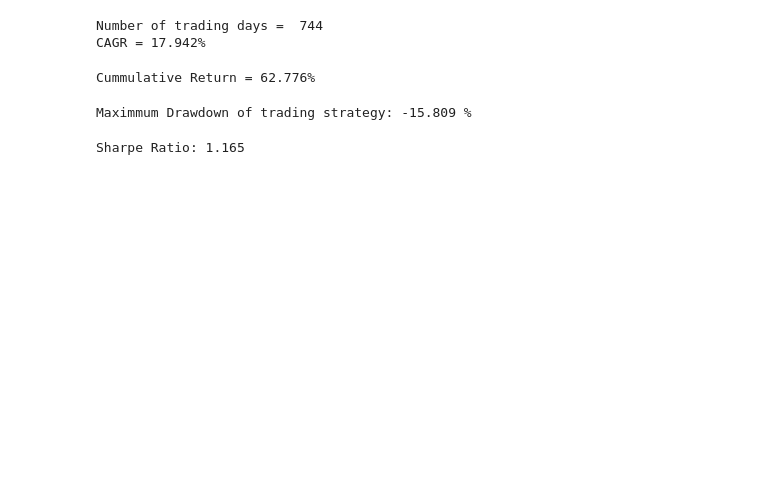
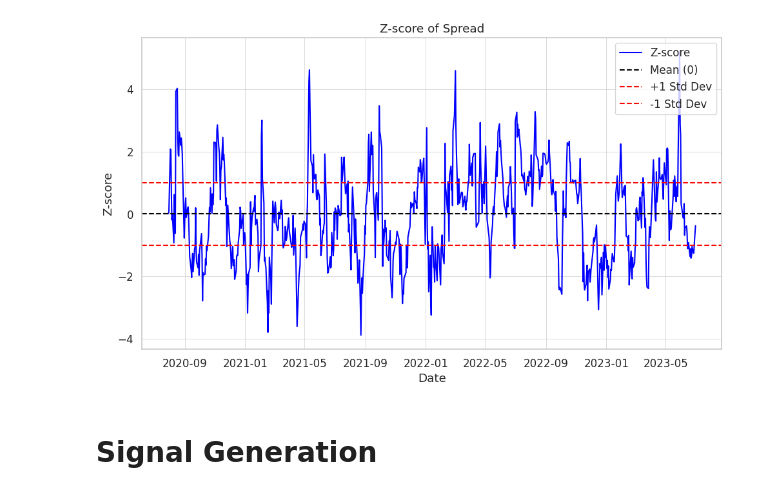
Before and after one commit to kanav-io/Pairs-Trading, a Jupyter notebook: Pairs_Trading.ipynb, the cells around one changed output. Cells and saved outputs as stored; diff of their text form; code cells hidden in the pictures; blank space fills up the shorter version.

```diff
--- a/Pairs_Trading.ipynb
+++ b/Pairs_Trading.ipynb
@@ -430,26 +234,0 @@ plt.show()
-# %%
-final_portfolio = portfolio['total'].iloc[-1]
-initial_portfolio = portfolio['total'].iloc[0]
-delta = len(portfolio.index)
-print('Number of trading days = ', delta)
-YEAR_DAYS = 252
-returns = (final_portfolio/initial_portfolio) ** (YEAR_DAYS/delta) - 1
-print('CAGR = {:.3f}%' .format(returns * 100))
-# %% [output]
-Number of trading days =  744
-CAGR = 17.942%
-# %%
-cummulative_return = (final_portfolio/initial_portfolio)-1
-print('Cummulative Return = {:.3f}%' .format(cummulative_return * 100))
-# %% [output]
-Cummulative Return = 62.776%
-# %%
-drawdown = qs.stats.max_drawdown(portfolio['total'])
-print("Maximmum Drawdown of trading strategy:", np.round(drawdown*100, 3), "%")
-# %% [output]
-Maximmum Drawdown of trading strategy: -15.809 %
-# %%
-sharpe_ratio = qs.stats.sharpe(portfolio['total'])
-print("Sharpe Ratio:", np.round(sharpe_ratio, 3))
-# %% [output]
-Sharpe Ratio: 1.165
@@ -457,0 +235,22 @@ print('Frequency of trades:', np.round(abs(signals['position1']).sum()/len(portf
+# %%
+def plot_zscore(zscore):
+
+    sns.set_style('whitegrid')
+    plt.figure(figsize=(10, 6))
+
+    sns.lineplot(x=zscore.index, y=zscore, label='Z-score', color='blue')
+
+    plt.axhline(0, color='black', linestyle='--', label='Mean (0)')
+    plt.axhline(1, color='red', linestyle='--', label='+1 Std Dev')
+    plt.axhline(-1, color='red', linestyle='--', label='-1 Std Dev')
+
+    plt.title(f'Z-score of Spread')
+    plt.xlabel('Date')
+    plt.ylabel('Z-score')
+    plt.legend()
+    plt.tight_layout()
+    plt.show()
+
+plot_zscore(zscore)
+# %% [output]
+[figure, added]
@@ -457,0 +260,2 @@ print('Frequency of trades:', np.round(abs(signals['position1']).sum()/len(portf
+# %% [markdown]
+# **Signal Generation**
```
Also changed, not shown: parts of 81 cells of this notebook.
